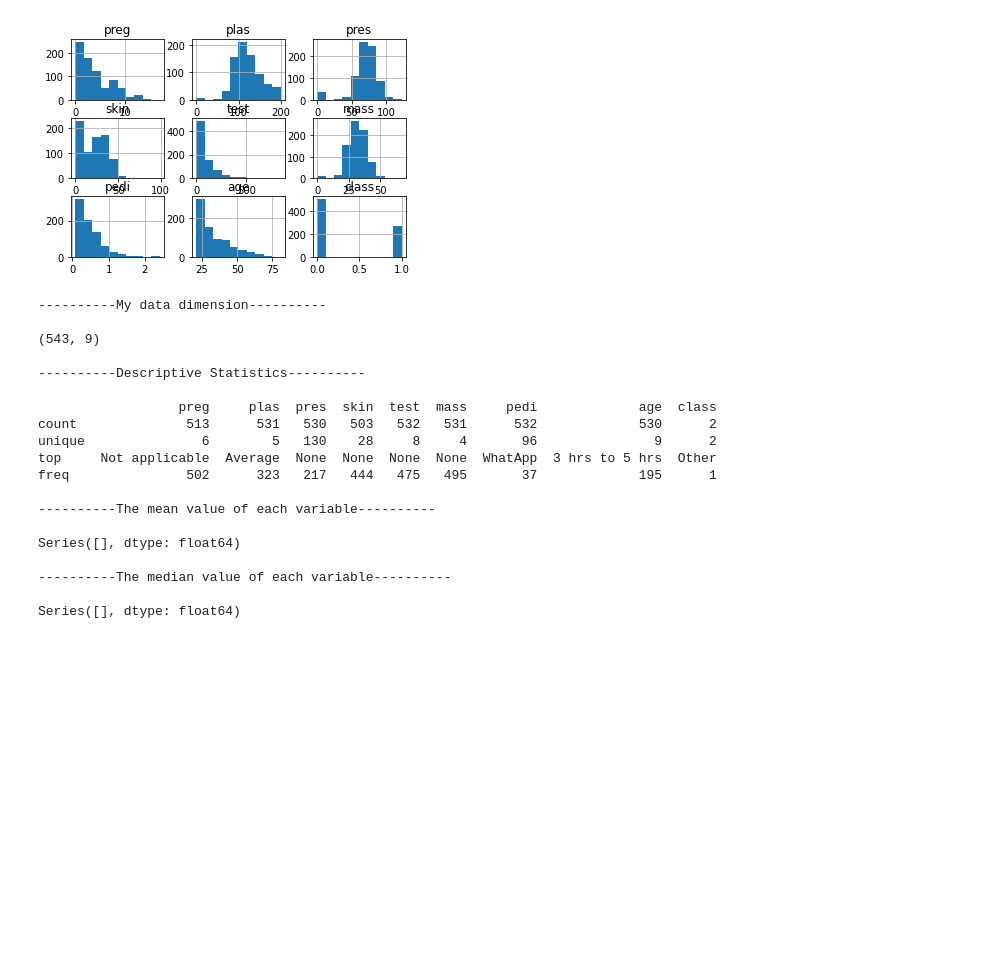
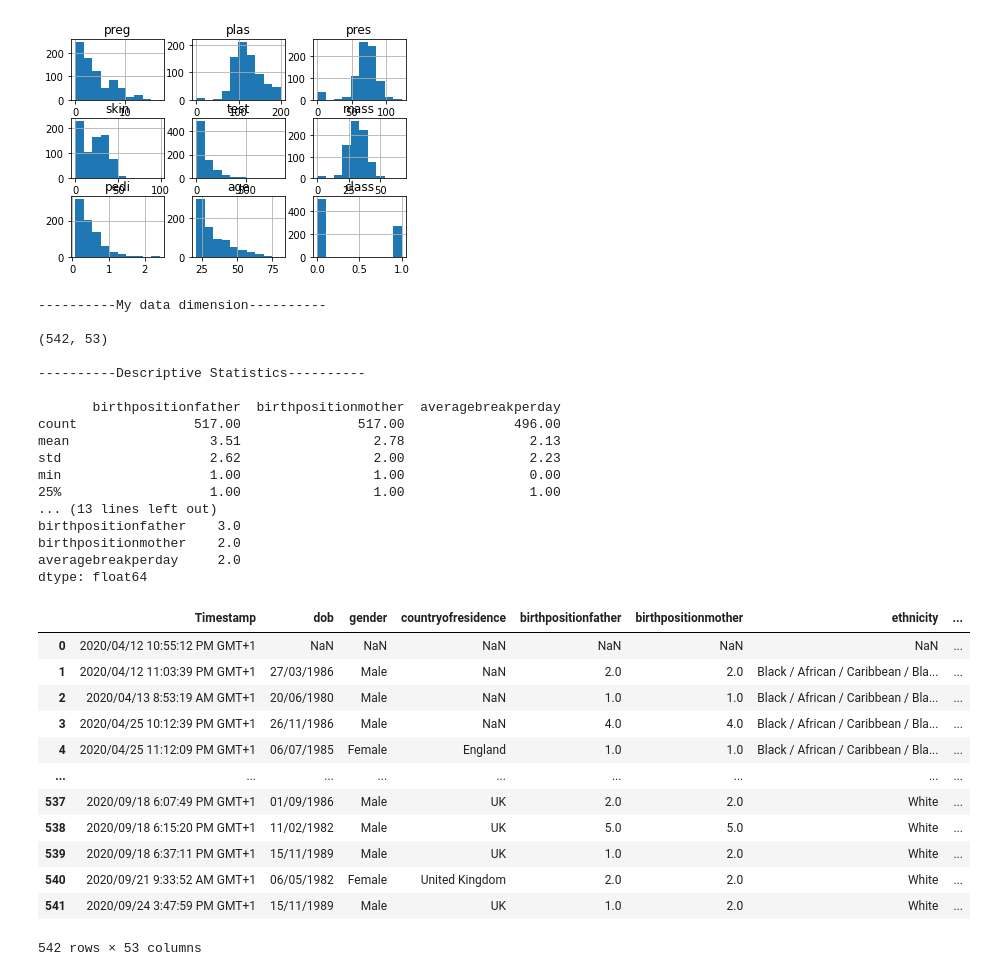
Before and after one commit to abelunbound/com724, a Jupyter notebook: week3/datadisplay.ipynb, the cells around one changed output. Saved outputs shown, nothing was run; the diff lists cells and outputs as text; code cells hidden in the pictures; blank space fills up the shorter version.

```diff
--- a/week3/datadisplay.ipynb
+++ b/week3/datadisplay.ipynb
@@ -229,39 +210,54 @@ pyplot.show()
 # %%
 from pandas import read_csv
 from matplotlib import pyplot
 import pandas as pd
 
-my_data = read_csv("MentalHQ2020.csv",names=header_names)
+my_data = read_csv("MentalHQ2020.csv")
 
 # set_option('display.width', 100)
-set_option('display.precision', 2)
+# set_option('display.precision', 2)
 
 print('\n----------My data dimension----------\n')
 #Why does the .shape not end with()?
 print(my_data.shape)
+
 print('\n----------Descriptive Statistics----------\n')
 print(my_data.describe())
 print('\n----------The mean value of each variable----------\n')
 print(my_data.mean())
 print('\n----------The median value of each variable----------\n')
-print(my_data.mean())
+print(my_data.median())
+
+df = pd.DataFrame(my_data)
+df
 # %% [output]
 ----------My data dimension----------
 
-(543, 9)
+(542, 53)
 
 ----------Descriptive Statistics----------
 
-                  preg     plas  pres  skin  test  mass     pedi             age  class
-count              513      531   530   503   532   531      532             530      2
-unique               6        5   130    28     8     4       96               9      2
-top     Not applicable  Average  None  None  None  None  WhatApp  3 hrs to 5 hrs  Other
-freq               502      323   217   444   475   495       37             195      1
-
-----------The mean value of each variable----------
-
-Series([], dtype: float64)
-
-----------The median value of each variable----------
-
-Series([], dtype: float64)
+       birthpositionfather  birthpositionmother  averagebreakperday
+count               517.00               517.00              496.00
+mean                  3.51                 2.78                2.13
+std                   2.62                 2.00                2.23
+min                   1.00                 1.00                0.00
+25%                   1.00                 1.00                1.00
+... (13 lines left out)
+birthpositionfather    3.0
+birthpositionmother    2.0
+averagebreakperday     2.0
+dtype: float64
+|  | Timestamp | dob | gender | countryofresidence | birthpositionfather | birthpositionmother | ethnicity | ... |
+| 0 | 2020/04/12 10:55:12 PM GMT+1 | NaN | NaN | NaN | NaN | NaN | NaN | ... |
+| 1 | 2020/04/12 11:03:39 PM GMT+1 | 27/03/1986 | Male | NaN | 2.0 | 2.0 | Black / African / Caribbean / Bla... | ... |
+| 2 | 2020/04/13 8:53:19 AM GMT+1 | 20/06/1980 | Male | NaN | 1.0 | 1.0 | Black / African / Caribbean / Bla... | ... |
+| 3 | 2020/04/25 10:12:39 PM GMT+1 | 26/11/1986 | Male | NaN | 4.0 | 4.0 | Black / African / Caribbean / Bla... | ... |
+| 4 | 2020/04/25 11:12:09 PM GMT+1 | 06/07/1985 | Female | England | 1.0 | 1.0 | Black / African / Caribbean / Bla... | ... |
+| ... | ... | ... | ... | ... | ... | ... | ... | ... |
+| 537 | 2020/09/18 6:07:49 PM GMT+1 | 01/09/1986 | Male | UK | 2.0 | 2.0 | White | ... |
+| 538 | 2020/09/18 6:15:20 PM GMT+1 | 11/02/1982 | Male | UK | 5.0 | 5.0 | White | ... |
+| 539 | 2020/09/18 6:37:11 PM GMT+1 | 15/11/1989 | Male | UK | 1.0 | 2.0 | White | ... |
+| 540 | 2020/09/21 9:33:52 AM GMT+1 | 06/05/1982 | Female | United Kingdom | 2.0 | 2.0 | White | ... |
+| 541 | 2020/09/24 3:47:59 PM GMT+1 | 15/11/1989 | Male | UK | 1.0 | 2.0 | White | ... |
+542 rows × 53 columns
```
Also changed, not shown: parts of 1 cell of this notebook.
